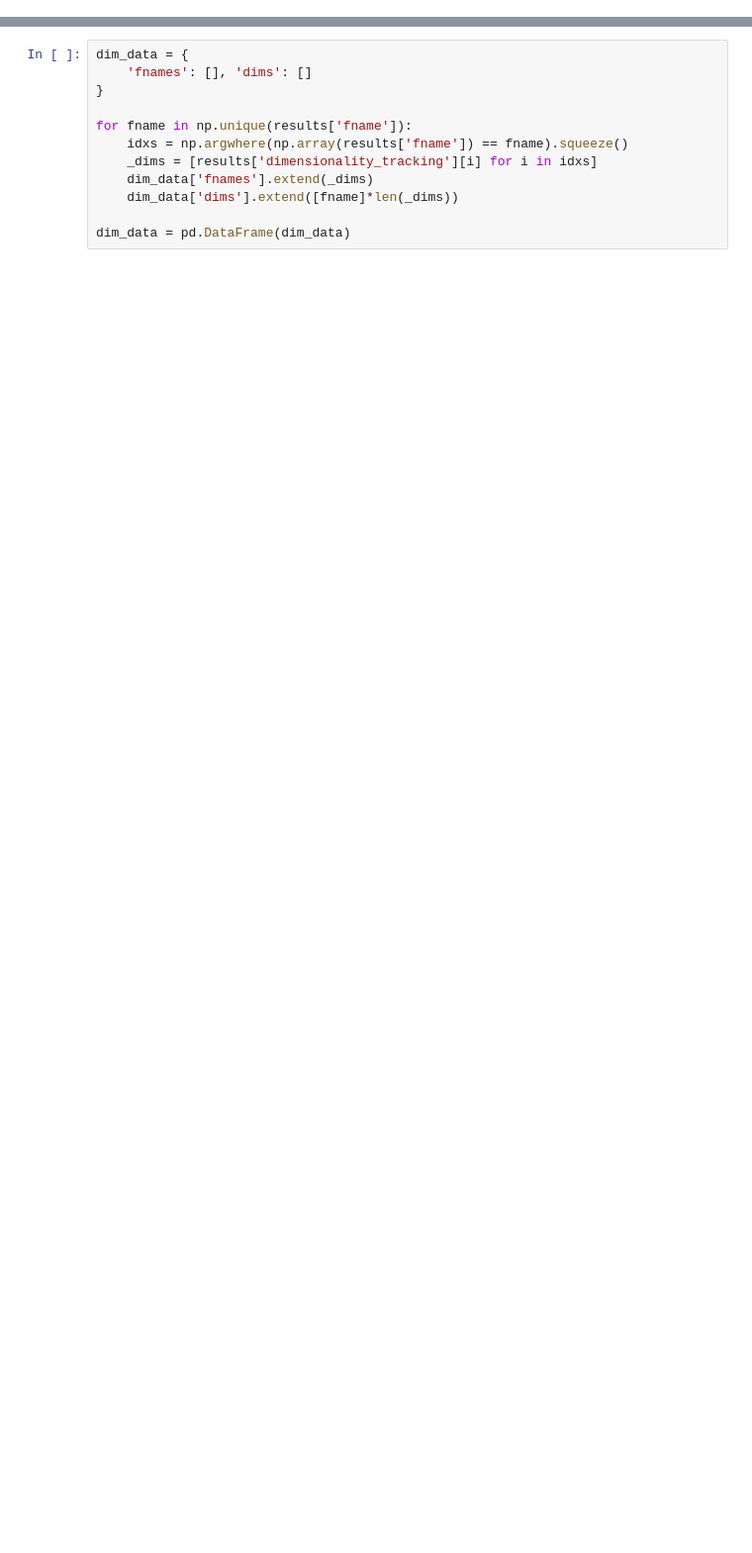
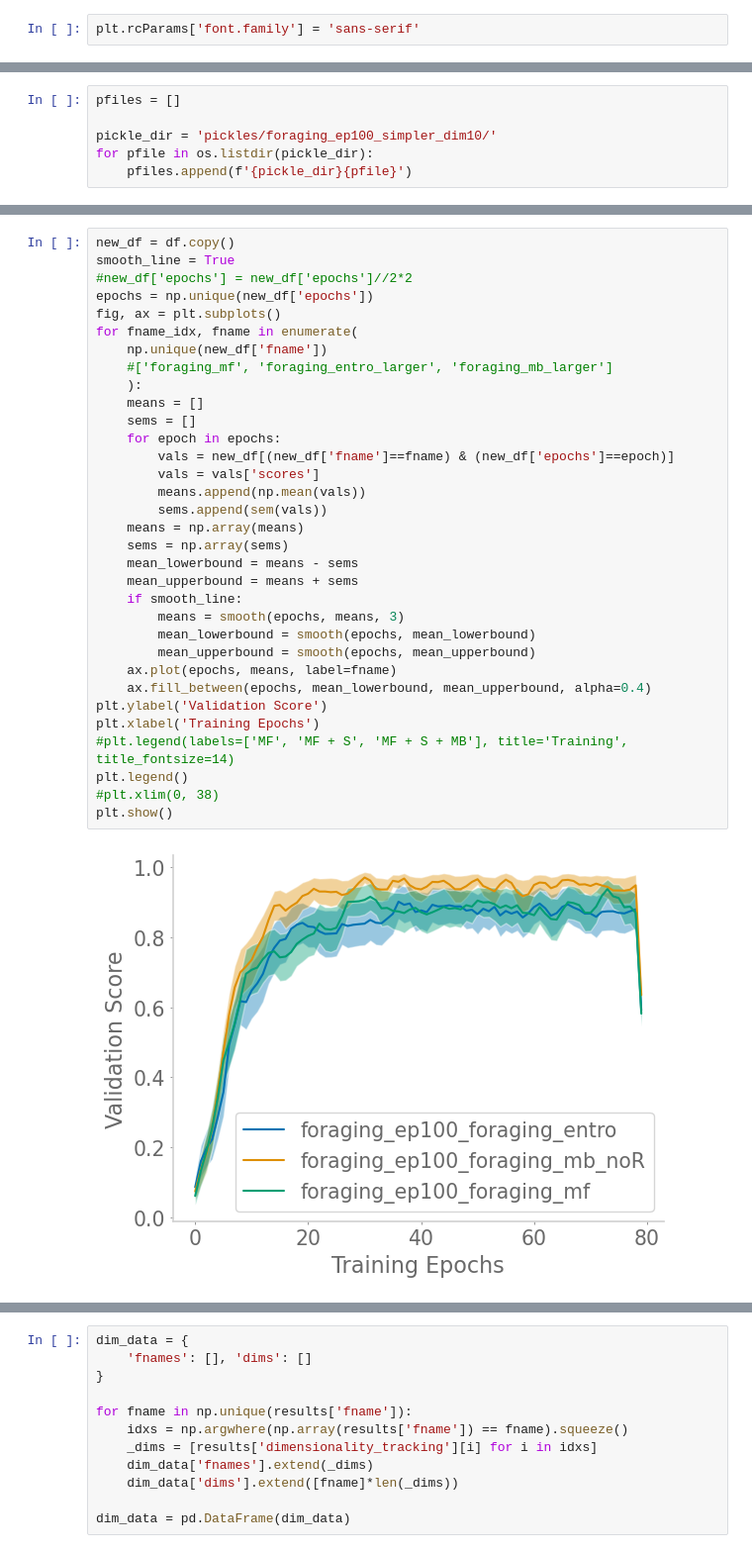
Before and after one commit to chingf/auxrl, a Jupyter notebook: examples/test_CRAR/analyse_foraging.ipynb, the cells around one changed output, grey strips where cells are left out. Shown at 99% size. Drawn from its saved outputs; the diff is of its cells as text; blank space fills up the shorter version.

```diff
--- a/examples/test_CRAR/analyse_foraging.ipynb
+++ b/examples/test_CRAR/analyse_foraging.ipynb
@@ -8,0 +11,2 @@ import os
+# %%
+plt.rcParams['font.family'] = 'sans-serif'
@@ -10,0 +55,6 @@ import os
+# %%
+pfiles = []
+
+pickle_dir = 'pickles/foraging_ep100_simpler_dim10/'
+for pfile in os.listdir(pickle_dir):
+    pfiles.append(f'{pickle_dir}{pfile}')
@@ -10,0 +94,35 @@ import os
+# %%
+new_df = df.copy()
+smooth_line = True
+#new_df['epochs'] = new_df['epochs']//2*2
+epochs = np.unique(new_df['epochs'])
+fig, ax = plt.subplots()
+for fname_idx, fname in enumerate(
+    np.unique(new_df['fname'])
+    #['foraging_mf', 'foraging_entro_larger', 'foraging_mb_larger']
+    ):
+    means = []
+    sems = []
+    for epoch in epochs:
+        vals = new_df[(new_df['fname']==fname) & (new_df['epochs']==epoch)]
+        vals = vals['scores']
+        means.append(np.mean(vals))
+        sems.append(sem(vals))
+    means = np.array(means)
+    sems = np.array(sems)
+    mean_lowerbound = means - sems
+    mean_upperbound = means + sems
+    if smooth_line:
+        means = smooth(epochs, means, 3)
+        mean_lowerbound = smooth(epochs, mean_lowerbound)
+        mean_upperbound = smooth(epochs, mean_upperbound)
+    ax.plot(epochs, means, label=fname)
+    ax.fill_between(epochs, mean_lowerbound, mean_upperbound, alpha=0.4)
+plt.ylabel('Validation Score')
+plt.xlabel('Training Epochs')
+#plt.legend(labels=['MF', 'MF + S', 'MF + S + MB'], title='Training', title_fontsize=14)
+plt.legend()
+#plt.xlim(0, 38)
+plt.show()
+# %% [output]
+[figure, added]
```
Also changed, not shown: parts of 38 cells of this notebook, 8 other files.
